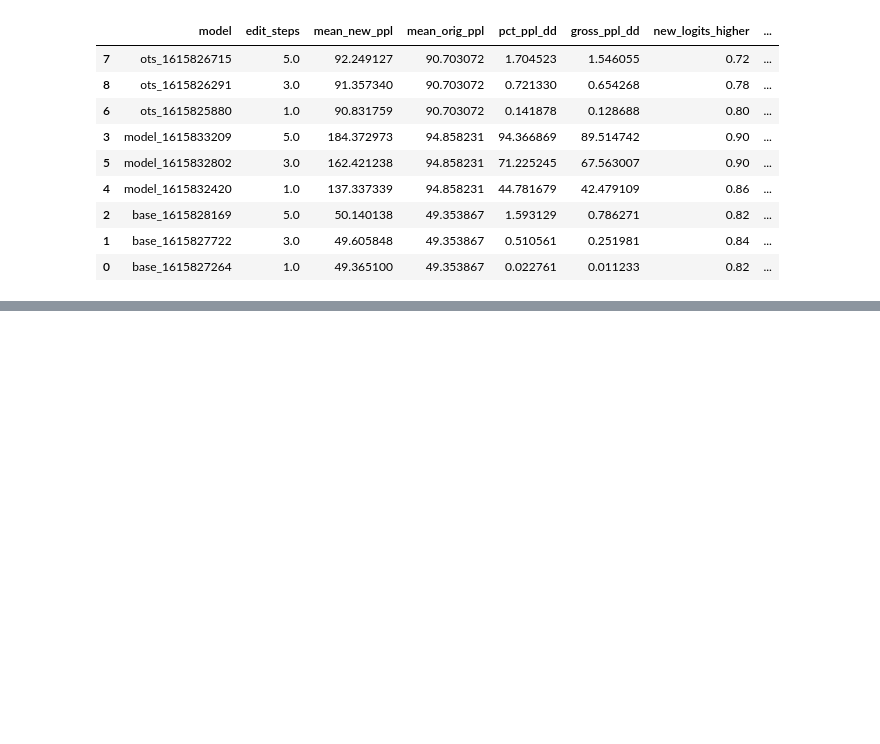
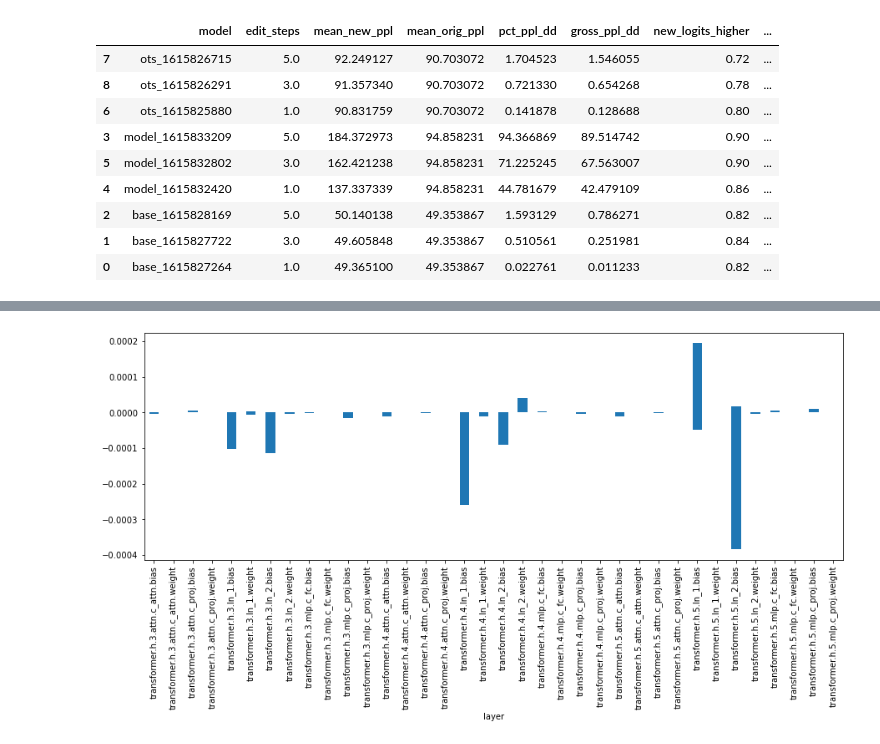
Before and after one commit to spencerbraun/editable_nlp, a Jupyter notebook: eval/Model_Comparisons.ipynb, the cells around one changed output, grey strips where cells are left out. Cells and saved outputs as stored; diff of their text form; code cells hidden in the pictures; blank space fills up the shorter version.

```diff
--- a/eval/Model_Comparisons.ipynb
+++ b/eval/Model_Comparisons.ipynb
@@ -387,0 +565,15 @@ comps.summary()
+# %%
+matplotlib.rcParams['figure.figsize'] = (15, 5)
+
+for df in [change_trained, change_ots]:
+    (
+        df
+    #     .loc[df.layer.apply(lambda x: 'mlp' in x)]
+        .groupby('layer')
+
+        .change.mean().plot(kind='bar')
+
+    )
+plt.show()
+# %% [output]
+[figure, added]
```
Also changed, not shown: parts of 24 cells of this notebook, 4 other files.
